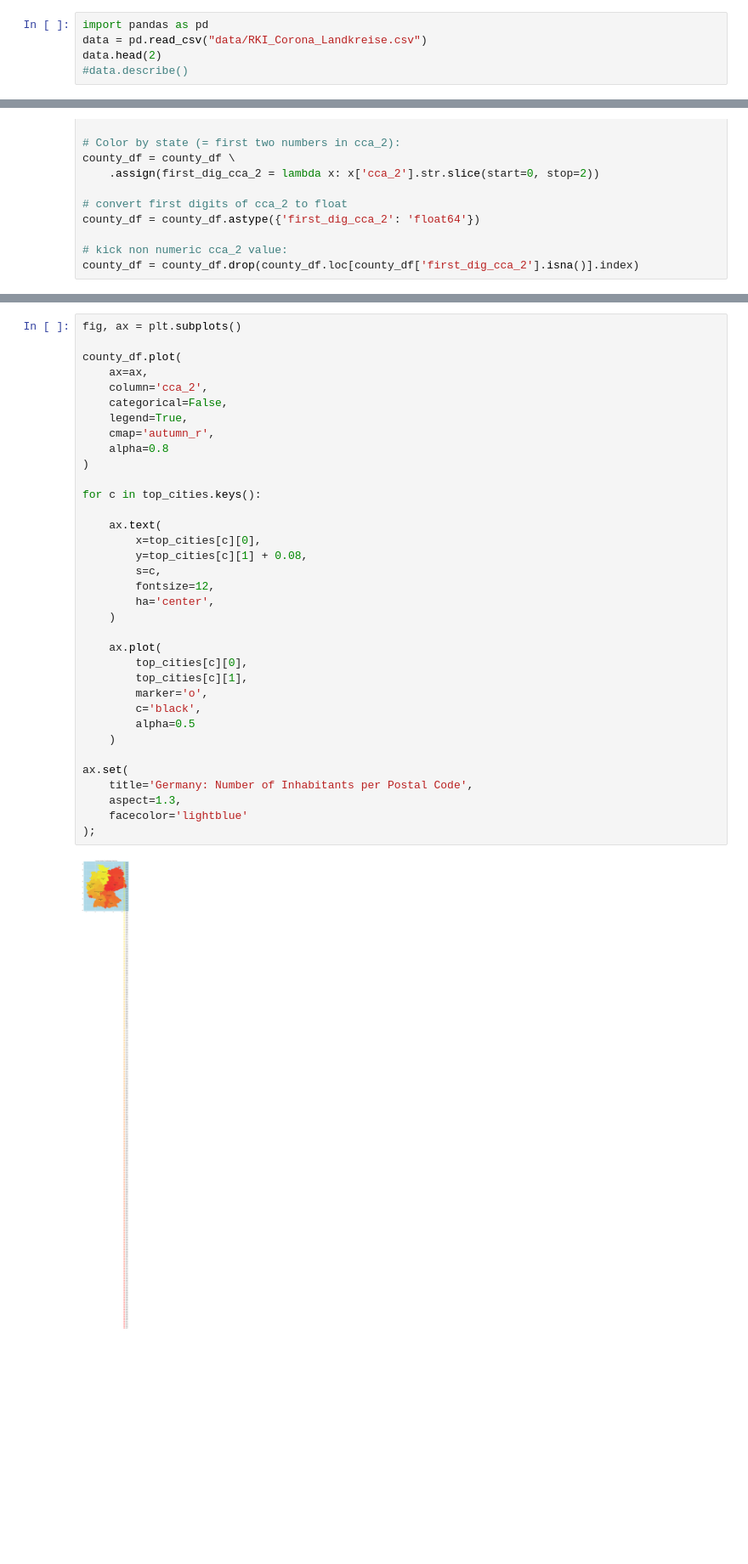
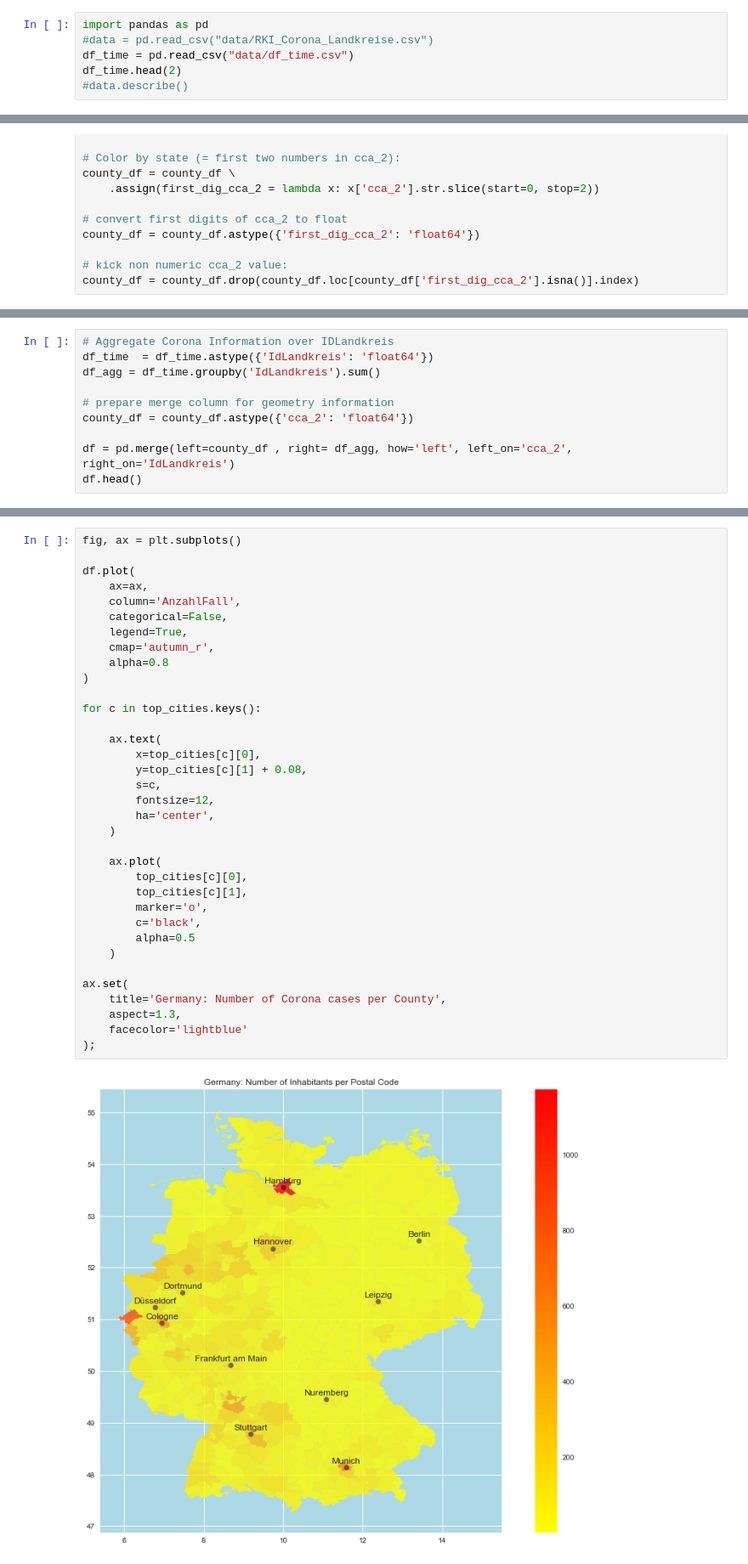
Before and after one commit to paulttt/SARS-CoV-2, a Jupyter notebook: Visualization.ipynb, the cells around one changed output, grey strips where cells are left out. Shown at 85% size. Cells and saved outputs as stored; diff of their text form; blank space fills up the shorter version.

Commit message:
Plot Corona cases by county

```diff
--- a/Visualization.ipynb
+++ b/Visualization.ipynb
@@ -11,6 +20,7 @@ Herzogtum Lauenburg   | DEF07 | 15    | 0      |  LK Herzogtum Lauenburg
 # %%
 import pandas as pd
-data = pd.read_csv("data/RKI_Corona_Landkreise.csv")
-data.head(2)
+#data = pd.read_csv("data/RKI_Corona_Landkreise.csv")
+df_time = pd.read_csv("data/df_time.csv")
+df_time.head(2)
 #data.describe()
 # %% [output]
@@ -75,0 +90,10 @@ county_df = county_df.drop(county_df.loc[county_df['first_dig_cca_2'].isna()].in
+# %%
+# Aggregate Corona Information over IDLandkreis
+df_time  = df_time.astype({'IdLandkreis': 'float64'})
+df_agg = df_time.groupby('IdLandkreis').sum()
+
+# prepare merge column for geometry information
+county_df = county_df.astype({'cca_2': 'float64'})
+
+df = pd.merge(left=county_df , right= df_agg, how='left', left_on='cca_2', right_on='IdLandkreis')
+df.head()
@@ -116,37 +150,37 @@ ax.set(
 # %%
 fig, ax = plt.subplots()
 
-county_df.plot(
+df.plot(
     ax=ax,
-    column='cca_2',
+    column='AnzahlFall',
     categorical=False,
     legend=True,
     cmap='autumn_r',
     alpha=0.8
 )
 
 for c in top_cities.keys():
 
     ax.text(
         x=top_cities[c][0],
         y=top_cities[c][1] + 0.08,
         s=c,
         fontsize=12,
         ha='center',
     )
 
     ax.plot(
         top_cities[c][0],
         top_cities[c][1],
         marker='o',
         c='black',
         alpha=0.5
     )
 
 ax.set(
-    title='Germany: Number of Inhabitants per Postal Code',
+    title='Germany: Number of Corona cases per County',
     aspect=1.3,
     facecolor='lightblue'
 );
 # %% [output]
-[figure, old version]
+[figure, new version]
```
Also changed, not shown: parts of 8 cells of this notebook.
